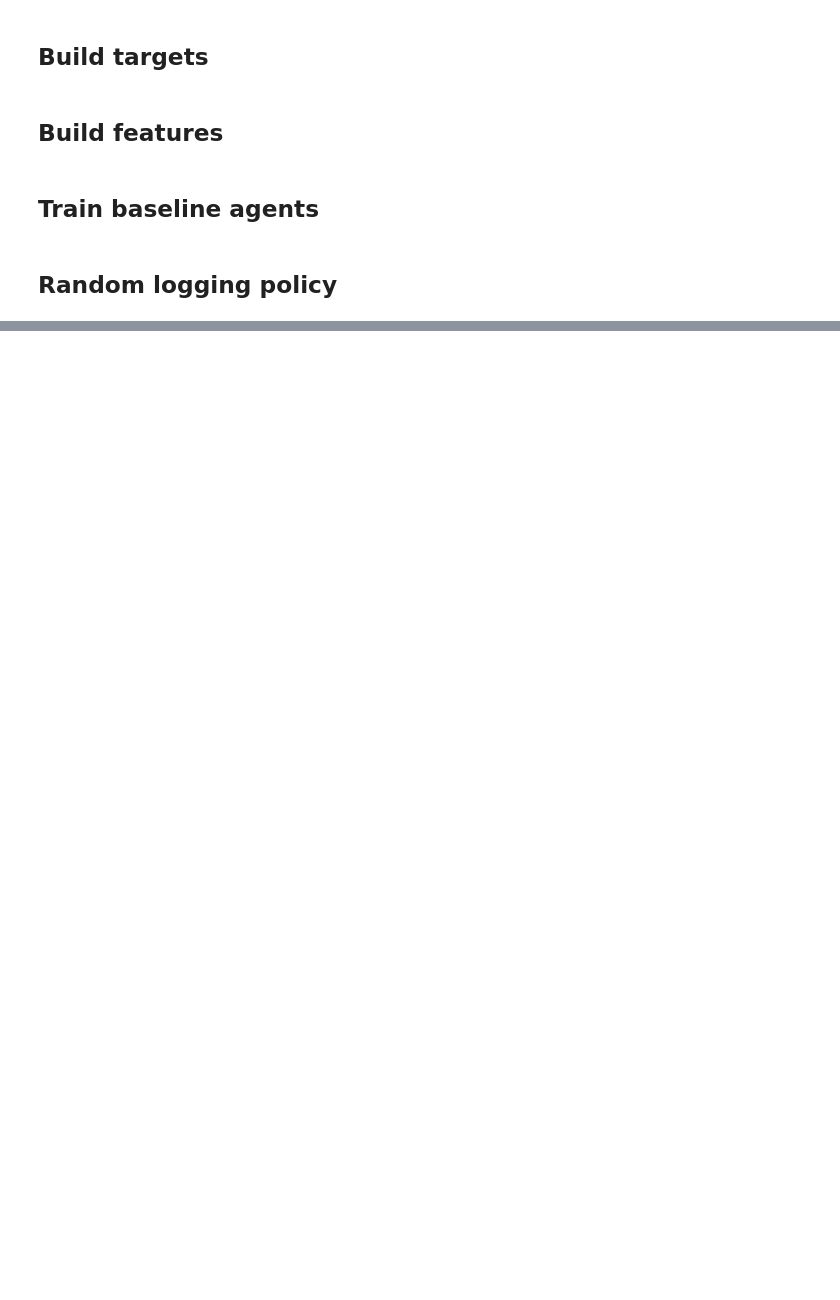
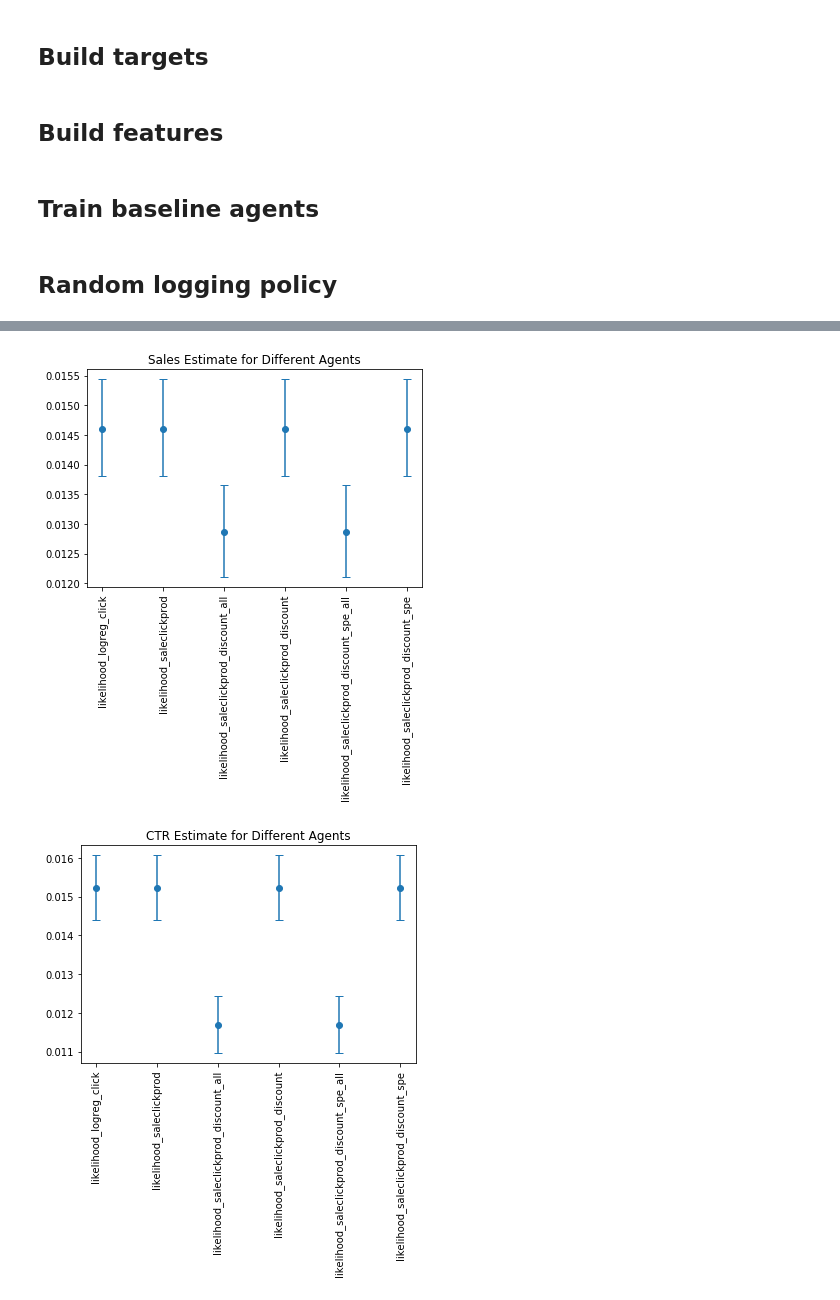
Before and after one commit to philomenec/reco-gym, a Jupyter notebook: 3_train_agent.ipynb, the cells around one changed output, grey strips where cells are left out. Drawn from its saved outputs; the diff is of its cells as text; code cells hidden in the pictures; blank space fills up the shorter version.

```diff
--- a/3_train_agent.ipynb
+++ b/3_train_agent.ipynb
@@ -236,23 +280,23 @@ None
 # %%
-name_logging = 'likclick'
+name_logging = 'likclickkron'
 data = logs[name_logging]
 try :
-    info, save_agents = pkl.load(open(str('data/agents'+str(num_users)+name_logging+feature_name+'.pkl'),'rb'))
+    info, save_agents = pkl.load(open(str('data/agents'+str(num_users)+name_logging+feature_name+name_extension+'.pkl'),'rb'))
 except :
-    info, save_agents = train_agents(name_logging,logs,feature_name,features)
+    info, save_agents = train_agents(name_logging,logs,feature_name,features, kronecker_features=True)
 
 # A/B test
 env.reset()
 res=verify_agents_sale(
     env,
     number_of_users=num_users_AB,
-    agents=save_agents
+    agents={**agents, **save_agents}
 )
 
 # save result
 pkl.dump([res, env_1_sale_args, info, save_agents],
-         open("data/res_"+name_logging+str(num_users)+"_"+str(num_users_AB)+"_"+feature_name+".pkl","wb"))
-res_dict[name_logging+str(num_users)+"_"+str(num_users_AB)+"_"+feature_name] = res
+         open("data/res_"+name_logging+str(num_users)+"_"+str(num_users_AB)+"_"+feature_name+name_extension+".pkl","wb"))
+res_dict[name_logging+str(num_users)+"_"+str(num_users_AB)+"_"+feature_name+name_extension] = res
 
 # plot result
 plot_verify_agents_sale(res["sale rate"], res["CTR"], res["Tot sales"],
@@ -264,0 +313,31 @@ pkl.dump(res_dict,
+# %%
+name_logging = 'rand'
+data = logs[name_logging]
+try :
+    info, save_agents = pkl.load(open(str('data/agents'+str(num_users)+name_logging+feature_name+name_extension+'.pkl'),'rb'))
+except :
+    info, save_agents = train_agents(name_logging,logs,feature_name,features, kronecker_features=True)
+
+# A/B test
+env.reset()
+res=verify_agents_sale(
+    env,
+    number_of_users=num_users_AB,
+    agents={
+#         **agents,
+        **save_agents}
+)
+
+# save result
+pkl.dump([res, env_1_sale_args, info, save_agents],
+         open("data/res_"+name_logging+str(num_users)+"_"+str(num_users_AB)+"_"+feature_name+name_extension+".pkl","wb"))
+res_dict[name_logging+str(num_users)+"_"+str(num_users_AB)+"_"+feature_name+name_extension] = res
+
+# plot result
+plot_verify_agents_sale(res["sale rate"], res["CTR"], res["Tot sales"],
+                        res['Share user with sale'], res['Share sale after click'],
+                       res["User embeddings"])
+None
+# %% [output]
+[figure, added]
+[figure, added]
```
Also changed, not shown: parts of 15 cells of this notebook, 2 other files.
